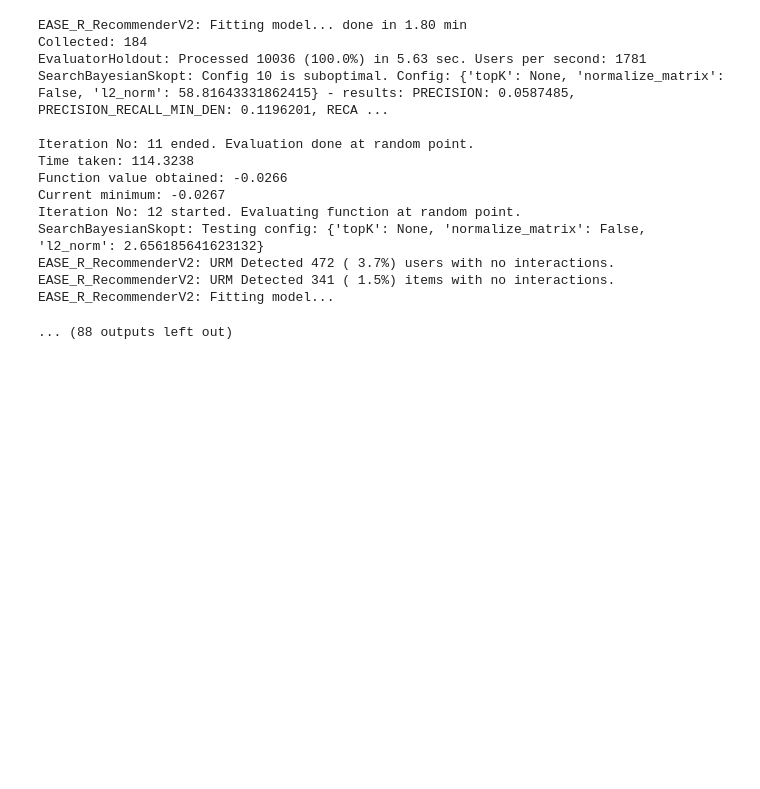
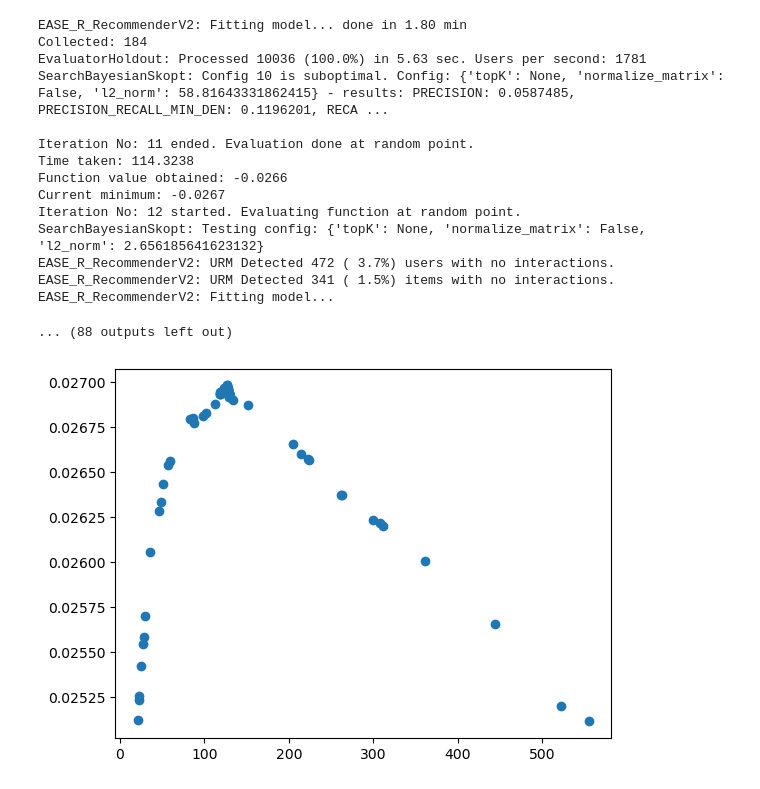
Before and after one commit to Jacopopiazza/RecSys-Challenge, a Jupyter notebook: Notebook/EASE-optimization-SKOPT.ipynb, the cells around one changed output. Saved outputs shown, nothing was run; the diff lists cells and outputs as text; code cells hidden in the pictures; blank space fills up the shorter version.

Commit message:
EASE OPT NB

```diff
--- a/Notebook/EASE-optimization-SKOPT.ipynb
+++ b/Notebook/EASE-optimization-SKOPT.ipynb
@@ -346,3 +381,16 @@ EASE_R_RecommenderV2: URM Detected 472 ( 3.7%) users with no interactions.
 EASE_R_RecommenderV2: URM Detected 341 ( 1.5%) items with no interactions.
 EASE_R_RecommenderV2: Fitting model...
 ... (88 outputs left out)
+# %%
+from Recommenders.DataIO import DataIO
+from Recommenders.EASE_R.EASE_R_RecommenderV2 import EASE_R_RecommenderV2
+import pandas as pd
+
+output_folder_path = "result_experiments_parallel"
+
+data_loader = DataIO(folder_path = output_folder_path)
+search_metadata = data_loader.load_data(EASE_R_RecommenderV2.RECOMMENDER_NAME + "_metadata.zip")
+
+df = search_metadata["hyperparameters_df"]
+df["result"] = pd.DataFrame(search_metadata["result_on_validation_df"]["MAP"].to_numpy(),columns=["MAP"])["MAP"]
+df = df.drop(columns=["topK"])
@@ -348,0 +416,5 @@ EASE_R_RecommenderV2: Fitting model...
+# %%
+plt.scatter(df[df["result"] >= 0.025]["l2_norm"],df[df["result"] >= 0.025]["result"])
+plt.show()
+# %% [output]
+[figure, added]
```
Also changed, not shown: parts of 3 cells of this notebook.
